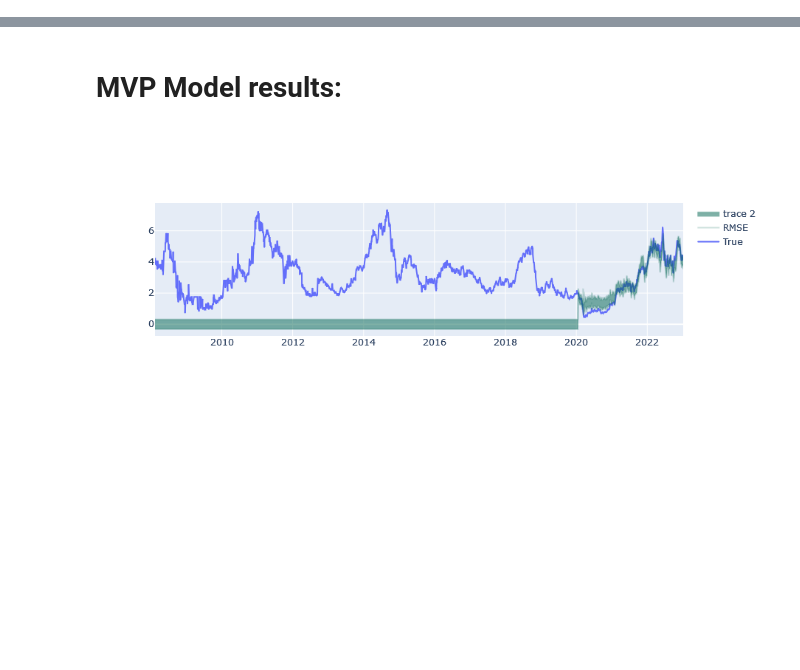
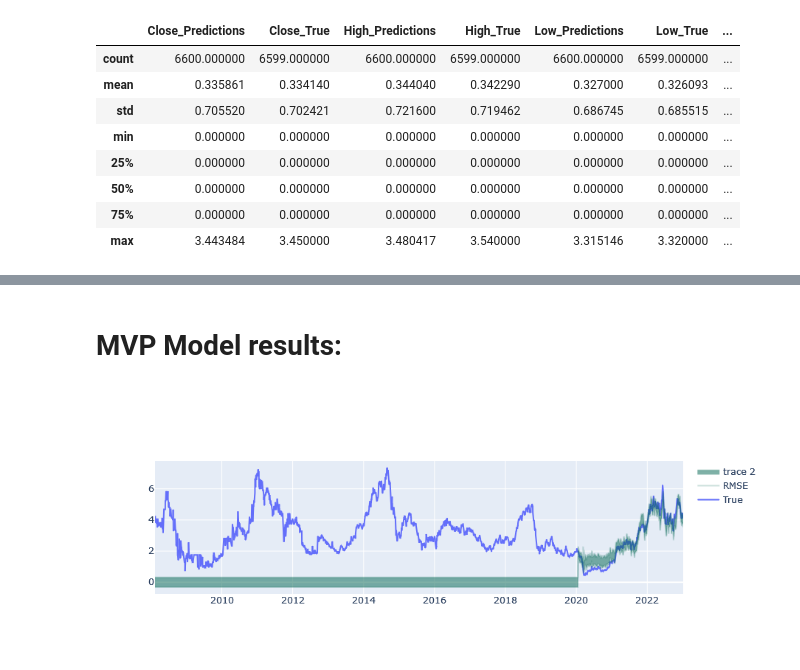
Before and after one commit to 538455/LHL_FinalProject_Predictive-Technical-Indicators-Using-LSTM-Models-for-Trading, a Jupyter notebook: src/Final Model/Dashboard.ipynb, the cells around one changed output, grey strips where cells are left out. Saved outputs shown, nothing was run; the diff lists cells and outputs as text; code cells hidden in the pictures; blank space fills up the shorter version.

```diff
--- a/src/Final Model/Dashboard.ipynb
+++ b/src/Final Model/Dashboard.ipynb
@@ -139,0 +211,12 @@ BNS = dailyPrediction('BNS.TO', accuracyPlot=False)
+# %%
+SBB.describe()
+# %% [output]
+|  | Close_Predictions | Close_True | High_Predictions | High_True | Low_Predictions | Low_True | ... |
+| count | 6600.000000 | 6599.000000 | 6600.000000 | 6599.000000 | 6600.000000 | 6599.000000 | ... |
+| mean | 0.335861 | 0.334140 | 0.344040 | 0.342290 | 0.327000 | 0.326093 | ... |
+| std | 0.705520 | 0.702421 | 0.721600 | 0.719462 | 0.686745 | 0.685515 | ... |
+| min | 0.000000 | 0.000000 | 0.000000 | 0.000000 | 0.000000 | 0.000000 | ... |
+| 25% | 0.000000 | 0.000000 | 0.000000 | 0.000000 | 0.000000 | 0.000000 | ... |
+| 50% | 0.000000 | 0.000000 | 0.000000 | 0.000000 | 0.000000 | 0.000000 | ... |
+| 75% | 0.000000 | 0.000000 | 0.000000 | 0.000000 | 0.000000 | 0.000000 | ... |
+| max | 3.443484 | 3.450000 | 3.480417 | 3.540000 | 3.315146 | 3.320000 | ... |
```
Also changed, not shown: parts of 17 cells of this notebook, 8 other files.
